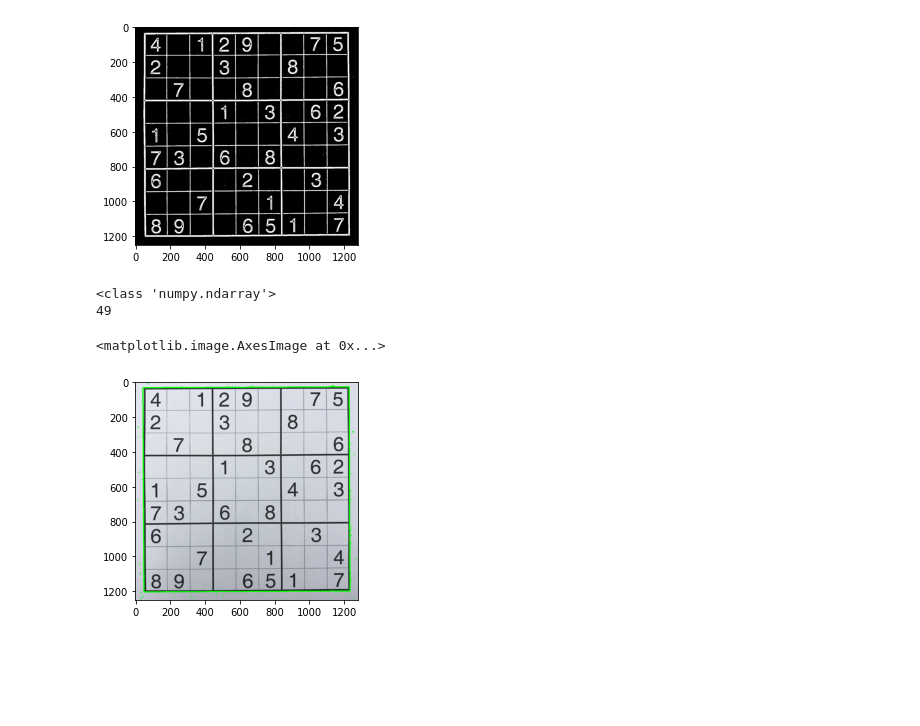
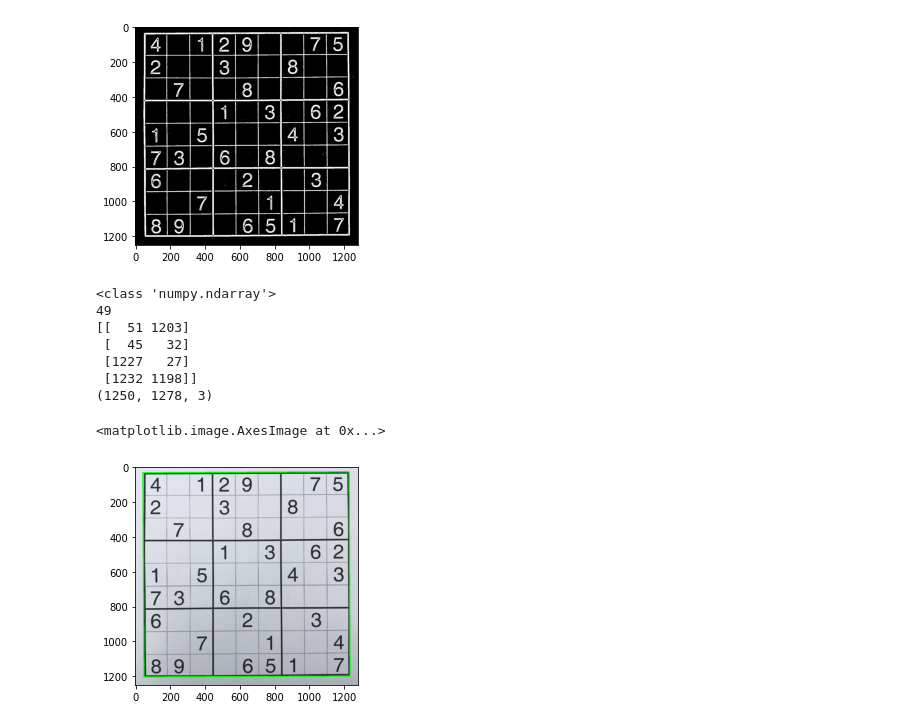
Before and after one commit to Gomer1800/Computer-Vision-Final-Project, a Jupyter notebook: sampleprocess.ipynb, the cells around one changed output. Saved outputs shown, nothing was run; the diff lists cells and outputs as text; code cells hidden in the pictures; blank space fills up the shorter version.

```diff
--- a/sampleprocess.ipynb
+++ b/sampleprocess.ipynb
@@ -51,7 +52,7 @@ blurred = cv2.medianBlur(gray,5)
 
 ret, th1 = cv2.threshold(blurred, 127, 255, cv2.THRESH_BINARY)
 th2 = cv2.adaptiveThreshold(blurred, 255, cv2.ADAPTIVE_THRESH_MEAN_C, cv2.THRESH_BINARY, 11, 2)
-th3 = cv2.adaptiveThreshold(blurred, 255, cv2.ADAPTIVE_THRESH_GAUSSIAN_C, cv2.THRESH_BINARY, 11, 2)
+th3 = cv2.adaptiveThreshold(blurrcved, 255, cv2.ADAPTIVE_THRESH_GAUSSIAN_C, cv2.THRESH_BINARY, 11, 2)
 titles = ['Original Image', 'Global Thresholding (v = 127)',
          'Adaptive Mean Thresholding', 'Adaptive Gaussian Thresholding']
 images = [gray, th1, th2, th3]
@@ -82,26 +83,35 @@ plt.show()
 # %%
 # find contours in the mask and draw largest enclosing rect
 cnts = cv2.findContours(invert.copy(), cv2.RETR_EXTERNAL,
     cv2.CHAIN_APPROX_SIMPLE)
 cnts = imutils.grab_contours(cnts)
 center = None
+
+contour = crop_img
 
 print(type(cnts[0]))
 print(len(cnts))
 #for c in cnts:
 if len(cnts) > 0:
     #index = cnts.index(max(cnts, key=cv2.contourArea))
     #print(index)
     #cnts.pop(index)
     c = max(cnts, key=cv2.contourArea)
     rect = cv2.minAreaRect(c)
     box = cv2.boxPoints(rect)
     box = np.int0(box)
-    cv2.drawContours(crop_img, [box], 0,(0,255,0),5)
+    cv2.drawContours(contour, [box], 0,(0,255,0),5)
 
-plt.imshow(crop_img)
+print(box)
+print(crop_img.shape)
+plt.imshow(contour)
 # %% [output]
 <class 'numpy.ndarray'>
 49
+[[  51 1203]
+ [  45   32]
+ [1227   27]
+ [1232 1198]]
+(1250, 1278, 3)
 <matplotlib.image.AxesImage at 0x...>
-[figure, old version]
+[figure, new version]
```
Also changed, not shown: parts of 4 cells of this notebook.
